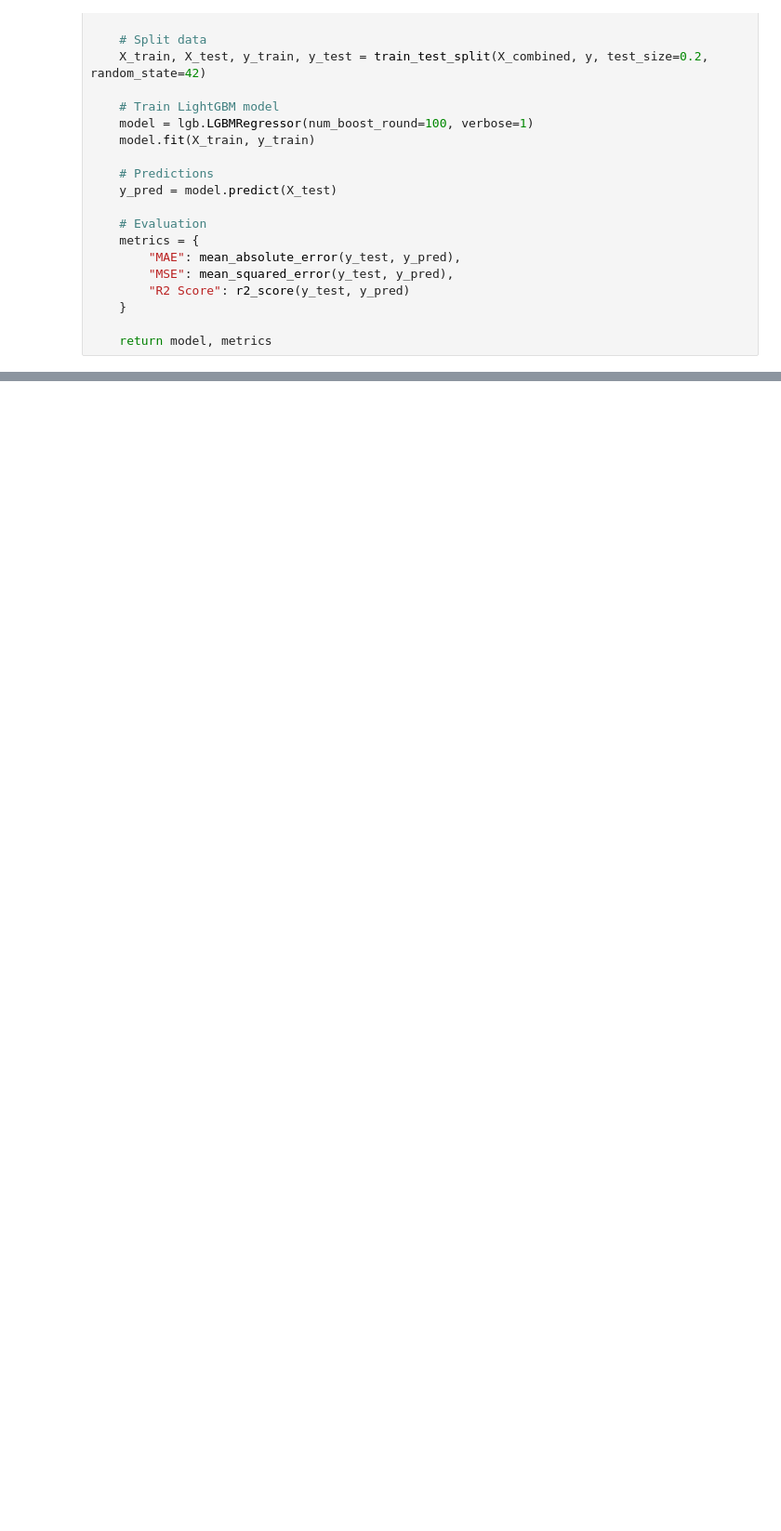
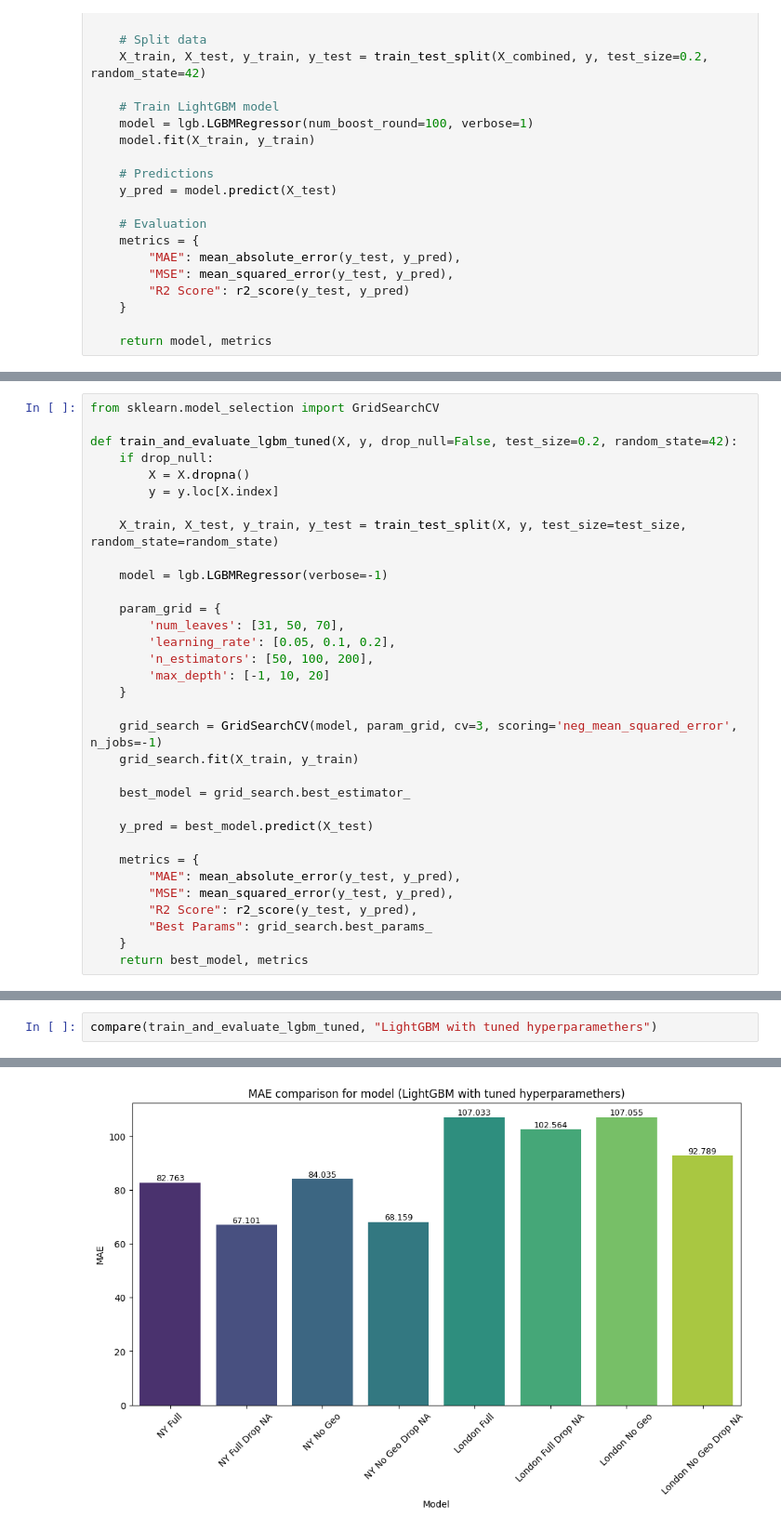
Before and after one commit to Fifus17/Data-Exploration, a Jupyter notebook: rbnb_data_exploration.ipynb, the cells around one changed output, grey strips where cells are left out. Shown at 93% size. Drawn from its saved outputs; the diff is of its cells as text; blank space fills up the shorter version.

```diff
--- a/rbnb_data_exploration.ipynb
+++ b/rbnb_data_exploration.ipynb
@@ -737,0 +893,33 @@ print("Metrics with BERT features:", metrics_combined)
+# %%
+from sklearn.model_selection import GridSearchCV
+
+def train_and_evaluate_lgbm_tuned(X, y, drop_null=False, test_size=0.2, random_state=42):
+    if drop_null:
+        X = X.dropna()
+        y = y.loc[X.index]
+
+    X_train, X_test, y_train, y_test = train_test_split(X, y, test_size=test_size, random_state=random_state)
+
+    model = lgb.LGBMRegressor(verbose=-1)
+
+    param_grid = {
+        'num_leaves': [31, 50, 70],
+        'learning_rate': [0.05, 0.1, 0.2],
+        'n_estimators': [50, 100, 200],
+        'max_depth': [-1, 10, 20]
+    }
+
+    grid_search = GridSearchCV(model, param_grid, cv=3, scoring='neg_mean_squared_error', n_jobs=-1)
+    grid_search.fit(X_train, y_train)
+
+    best_model = grid_search.best_estimator_
+
+    y_pred = best_model.predict(X_test)
+
+    metrics = {
+        "MAE": mean_absolute_error(y_test, y_pred),
+        "MSE": mean_squared_error(y_test, y_pred),
+        "R2 Score": r2_score(y_test, y_pred),
+        "Best Params": grid_search.best_params_
+    }
+    return best_model, metrics
@@ -737,0 +1053,3 @@ print("Metrics with BERT features:", metrics_combined)
+# %%
+compare(train_and_evaluate_lgbm_tuned, "LightGBM with tuned hyperparamethers")
+# %% [output]
@@ -737,0 +1092 @@ print("Metrics with BERT features:", metrics_combined)
+[figure, added]
```
Also changed, not shown: parts of 27 cells of this notebook, 2 other files.
